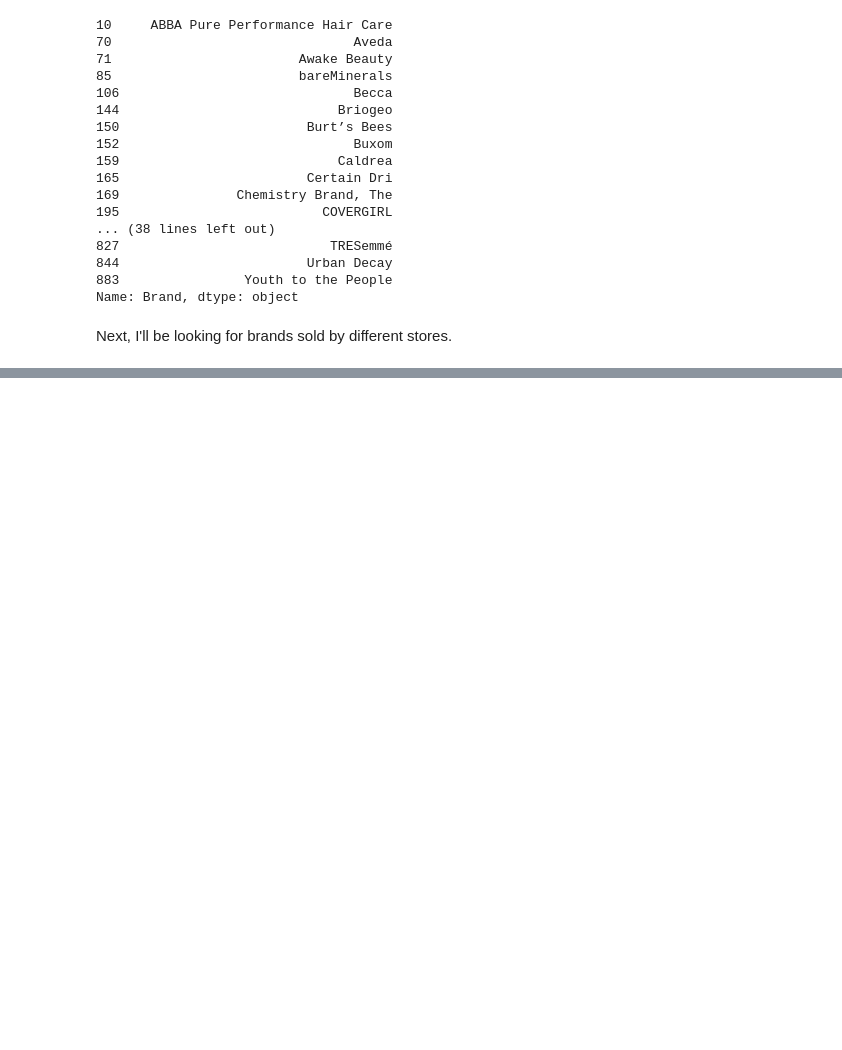
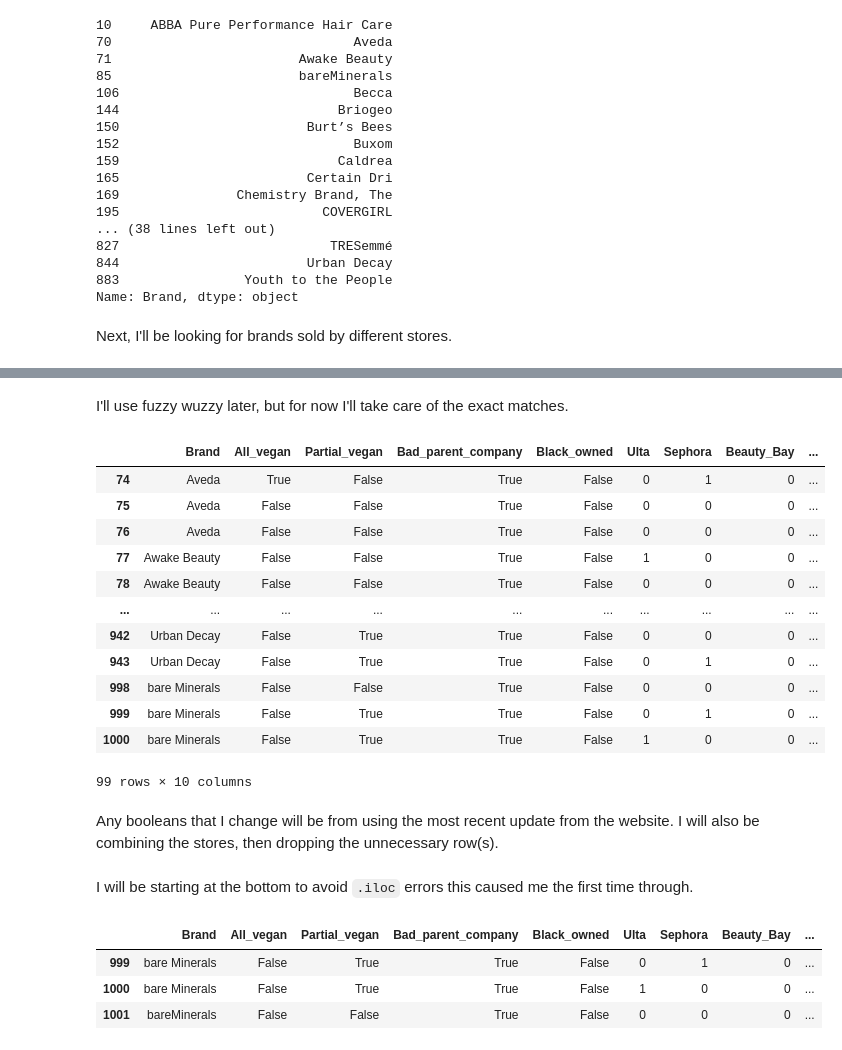
Before and after one commit to mhapich/cruelty_free_products, a Jupyter notebook: Cruelty_free.ipynb, the cells around one changed output, grey strips where cells are left out. Drawn from its saved outputs; the diff is of its cells as text; code cells hidden in the pictures; blank space fills up the shorter version.

```diff
--- a/Cruelty_free.ipynb
+++ b/Cruelty_free.ipynb
@@ -834,0 +759,4 @@ nordstrom_brand_df.tail(12)
+# %%
+merge2 = ft.reduce(lambda left, right: pd.merge_ordered(left, right, on=['Brand', 'All_vegan', 'Partial_vegan', 'Bad_parent_company', 'Black_owned']), dfs)
+
+merge2.head()
@@ -834,0 +786,3 @@ nordstrom_brand_df.tail(12)
+# %%
+merge3 = merge2.copy()
+merge3.head()
@@ -834,0 +816,8 @@ nordstrom_brand_df.tail(12)
+# %%
+# if a product is sold at a store, it is a 1.0
+# if it is not, change it to a 0.0
+# then change all to integer type
+merge3.fillna(0, inplace=True)
+float_cols = [col for col in merge3.columns if merge3[col].dtype=='float64']
+merge3[float_cols] = merge3[float_cols].apply(lambda x: x.astype('int'))
+merge3.info()
@@ -834,0 +870,4 @@ nordstrom_brand_df.tail(12)
+# %%
+# first remove leading and trailing spaces
+merge3['Brand'] = merge3['Brand'].str.strip()
+merge3.Brand.value_counts()
@@ -834,0 +887,21 @@ nordstrom_brand_df.tail(12)
+# %% [markdown]
+I'll use fuzzy wuzzy later, but for now I'll take care of the exact matches.
+# %%
+dup_df = merge3.groupby('Brand').filter(lambda g: g.Brand.size > 1)
+# using this line below to help
+# df.groupby("column3").filter(lambda g: (g.name != 0) and (g.column3.size >= 3))
+dup_df
+# %% [output]
+|  | Brand | All_vegan | Partial_vegan | Bad_parent_company | Black_owned | Ulta | Sephora | Beauty_Bay | ... |
+| 74 | Aveda | True | False | True | False | 0 | 1 | 0 | ... |
+| 75 | Aveda | False | False | True | False | 0 | 0 | 0 | ... |
+| 76 | Aveda | False | False | True | False | 0 | 0 | 0 | ... |
+| 77 | Awake Beauty | False | False | True | False | 1 | 0 | 0 | ... |
+| 78 | Awake Beauty | False | False | True | False | 0 | 0 | 0 | ... |
+| ... | ... | ... | ... | ... | ... | ... | ... | ... | ... |
+| 942 | Urban Decay | False | True | True | False | 0 | 0 | 0 | ... |
+| 943 | Urban Decay | False | True | True | False | 0 | 1 | 0 | ... |
+| 998 | bare Minerals | False | False | True | False | 0 | 0 | 0 | ... |
+| 999 | bare Minerals | False | True | True | False | 0 | 1 | 0 | ... |
+| 1000 | bare Minerals | False | True | True | False | 1 | 0 | 0 | ... |
+99 rows × 10 columns
@@ -834,0 +916,12 @@ nordstrom_brand_df.tail(12)
+# %% [markdown]
+Any booleans that I change will be from using the most recent update from the website.  I will also be combining the stores, then dropping the unnecessary row(s).
+# %% [markdown]
+I will be starting at the bottom to avoid `.iloc` errors this caused me the first time through.
+# %%
+# bare minerals now has some vegan products
+merge3.iloc[999:1002]
+# %% [output]
+|  | Brand | All_vegan | Partial_vegan | Bad_parent_company | Black_owned | Ulta | Sephora | Beauty_Bay | ... |
+| 999 | bare Minerals | False | True | True | False | 0 | 1 | 0 | ... |
+| 1000 | bare Minerals | False | True | True | False | 1 | 0 | 0 | ... |
+| 1001 | bareMinerals | False | False | True | False | 0 | 0 | 0 | ... |
```
Also changed, not shown: parts of 213 cells of this notebook, 1 other file.
